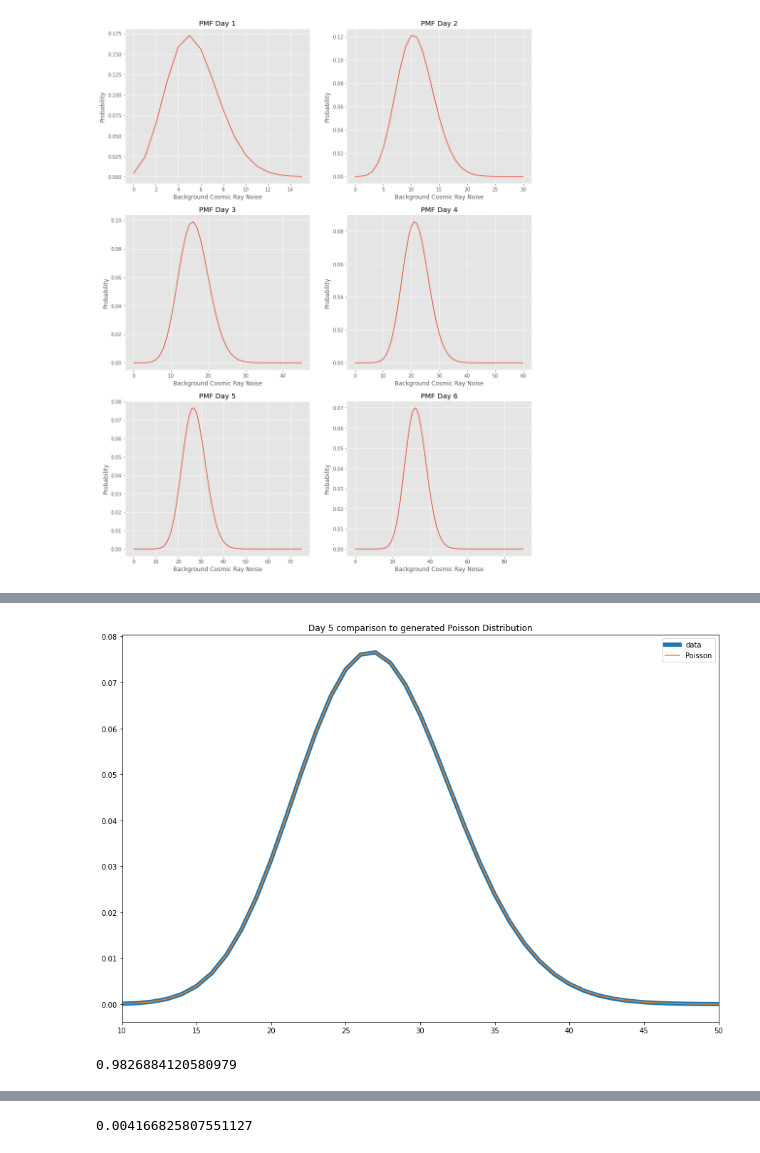
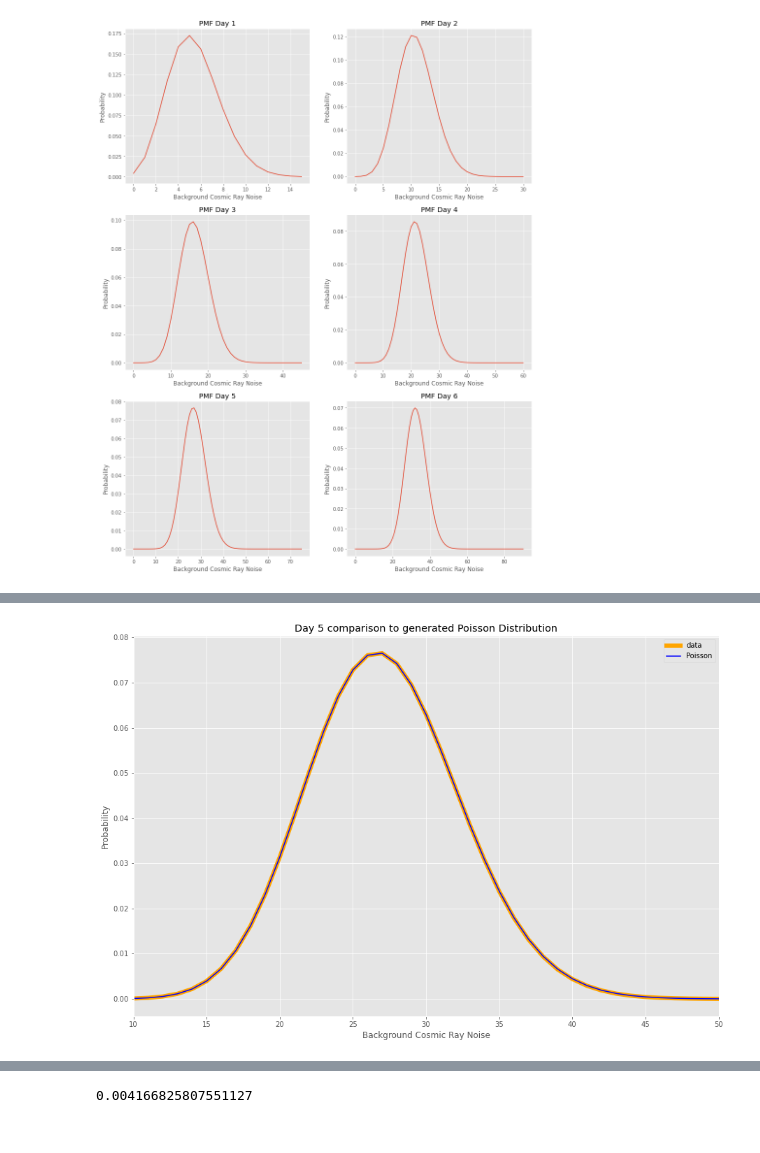
Before and after one commit to HaikunXue/Phys-434-lab, a Jupyter notebook: Lab 2.ipynb, the cells around one changed output, grey strips where cells are left out. Cells and saved outputs as stored; diff of their text form; code cells hidden in the pictures.

```diff
--- a/Lab 2.ipynb
+++ b/Lab 2.ipynb
@@ -95,17 +77,15 @@ ax.legend()
 # %%
 plt.rcParams["figure.figsize"] = (15,10)
 
 fig, ax = plt.subplots(1,1)
 
 ax.set_title("Day 5 comparison to generated Poisson Distribution")
+ax.set_xlabel("Background Cosmic Ray Noise")
+ax.set_ylabel("Probability")
 ax.set_xlim(10,50)
-ax.plot(x5, y_poi5, label = "data", linewidth = 6)
-ax.plot(x5, stats.poisson.pmf(x5, x_background*5), label = "Poisson")
+ax.plot(x5, y_poi5, label = "data", linewidth = 6, color = "orange")
+ax.plot(x5, stats.poisson.pmf(x5, x_background*5), label = "Poisson", color = "b")
 
 ax.legend();
 # %% [output]
-[figure, old version]
+[figure, new version]
-# %%
-sum(y_poi100)
-# %% [output]
-0.9826884120580979
```
Also changed, not shown: parts of 13 cells of this notebook.
